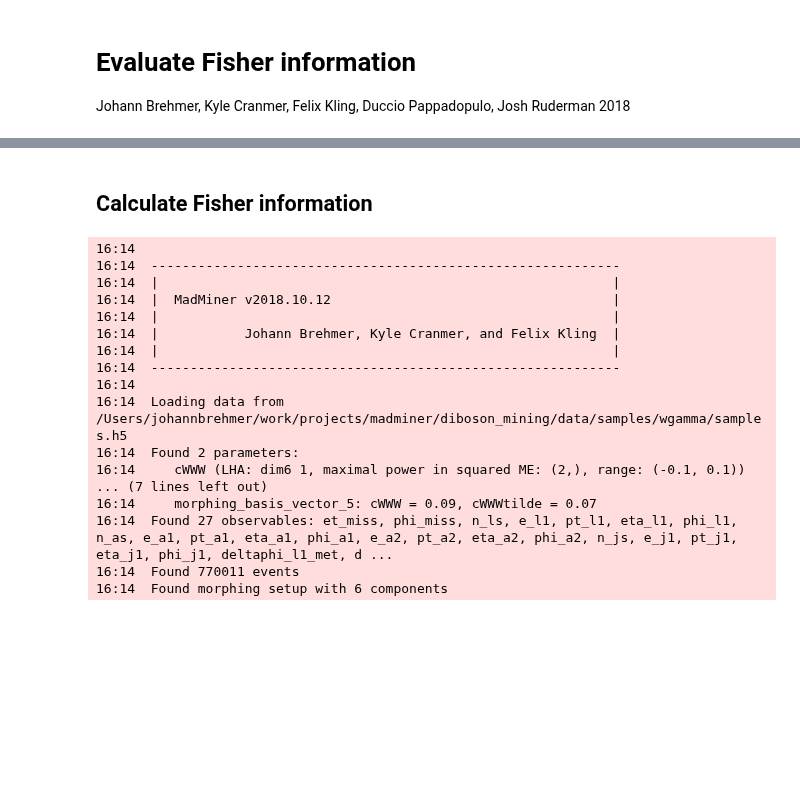
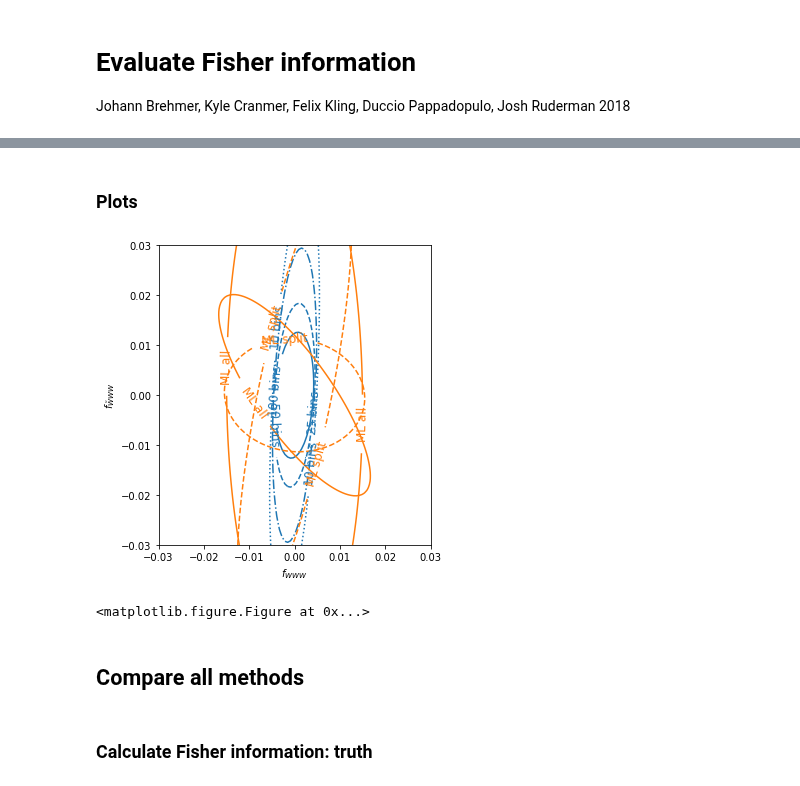
Before and after one commit to dlvp/diboson_mining, a Jupyter notebook: notebooks/wgamma/06_fisher_information.ipynb, the cells around one changed output, grey strips where cells are left out. Drawn from its saved outputs; the diff is of its cells as text; code cells hidden in the pictures; blank space fills up the shorter version.

```diff
--- a/notebooks/wgamma/06_fisher_information.ipynb
+++ b/notebooks/wgamma/06_fisher_information.ipynb
@@ -31,0 +77,14 @@ model_dir = base_dir + 'data/models/wgamma/'
+# %%
+model_filenames = ['sally_pta_1', 'sally_pta_2', 'sally_pta_big_1', 'sally_pta_big_2']
+sample_filenames = ['test', 'test', 'all', 'all']
+fisher_infos_detector_variations = []
+
+for filename, sample_filename in zip(model_filenames, sample_filenames):
+    fisher_infos_detector_variations.append(
+        fisher.calculate_fisher_information_full_detector(
+            theta=[0.,0.],
+            luminosity=300000.,
+            model_file=model_dir + filename,
+            unweighted_x_sample_file = sample_dir + sample_filename + '_local/x_' + sample_filename + '.npy'
+        )
+    )
@@ -32,25 +109,42 @@ model_dir = base_dir + 'data/models/wgamma/'
+# %% [markdown]
+### Plots
+# %%
+fisher_infos = np.array(
+    fisher_infos_histogram_variations
+    + fisher_infos_detector_variations
+)
+labels = [
+    '10 bins', '25 bins', '50 bins', '100 bins',
+    'ML split', 'ML split', 'ML all', 'ML all'
+]
+colors = ['C0', 'C0', 'C0', 'C0',
+         'C1', 'C1', 'C1', 'C1']
+linestyles = [':', '-.', '--', '-',
+              '--', '--', '-', '-']
+# %%
+xmax = 0.03
+
+fig = plot_fisher_information_contours_2d(
+    fisher_information_matrices=100. / 300. * fisher_infos,
+    contour_distance=1.,
+    xrange=(-xmax,xmax),
+    yrange=(-xmax,xmax),
+    xlabel=r'$f_{WWW}$',
+    ylabel=r'$f_{\tilde{W}WW}$',
+    matrix_labels=labels,
+    colors=colors,
+    linestyles=linestyles
+)
+
+plt.show()
+plt.savefig('ml_vs_histo_check.pdf')
+# %% [output]
+[figure, added]
+<matplotlib.figure.Figure at 0x...>
+# %% [markdown]
+## Compare all methods
 # %% [markdown]
-## Calculate Fisher information
+### Calculate Fisher information: truth
-# %%
-fisher = FisherInformation(sample_dir + 'samples.h5', debug=False)
-# %% [output]
-16:14
-16:14  ------------------------------------------------------------
-16:14  |                                                          |
-16:14  |  MadMiner v2018.10.12                                    |
-16:14  |                                                          |
-16:14  |           Johann Brehmer, Kyle Cranmer, and Felix Kling  |
-16:14  |                                                          |
-16:14  ------------------------------------------------------------
-16:14
-16:14  Loading data from /Users/johannbrehmer/work/projects/madminer/diboson_mining/data/samples/wgamma/samples.h5
-16:14  Found 2 parameters:
-16:14     cWWW (LHA: dim6 1, maximal power in squared ME: (2,), range: (-0.1, 0.1))
-... (7 lines left out)
-16:14     morphing_basis_vector_5: cWWW = 0.09, cWWWtilde = 0.07
-16:14  Found 27 observables: et_miss, phi_miss, n_ls, e_l1, pt_l1, eta_l1, phi_l1, n_as, e_a1, pt_a1, eta_a1, phi_a1, e_a2, pt_a2, eta_a2, phi_a2, n_js, e_j1, pt_j1, eta_j1, phi_j1, deltaphi_l1_met, d ...
-16:14  Found 770011 events
-16:14  Found morphing setup with 6 components
 # %%
 fisher_info_xsec = fisher.calculate_fisher_information_rate(
     theta=[0.,0.],
```
Also changed, not shown: parts of 15 cells of this notebook, 3 other files.
